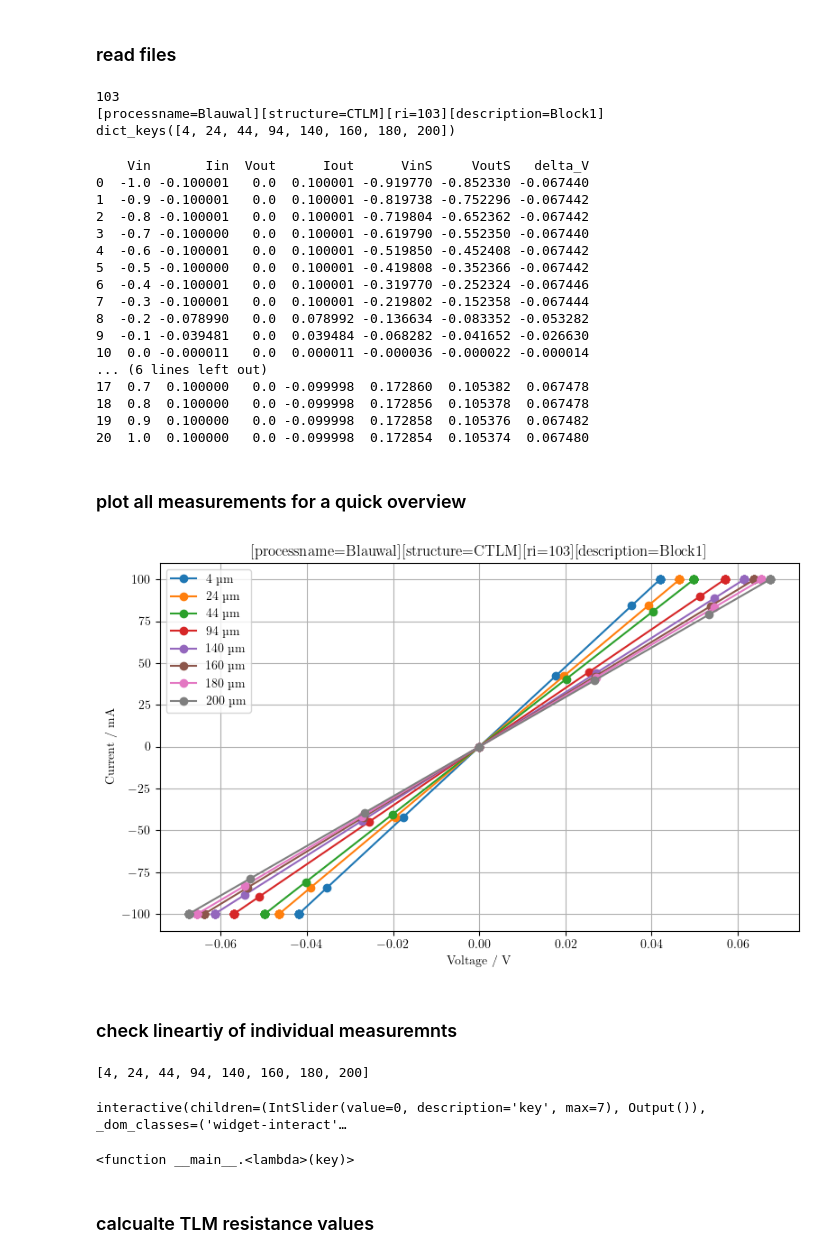
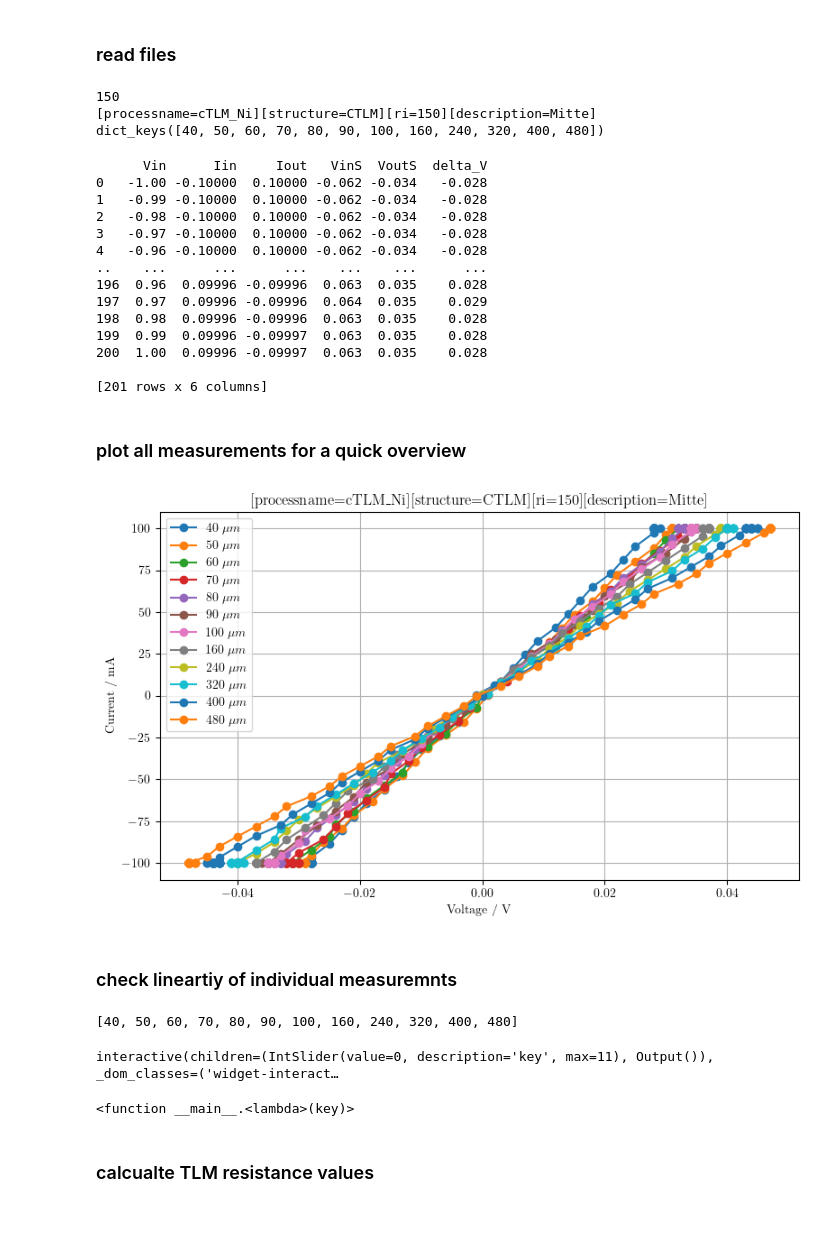
Before and after one commit to XXLutz13/Master_data, a Jupyter notebook: TLM-CTLM/cTLM.ipynb, the cells around one changed output. Saved outputs shown, nothing was run; the diff lists cells and outputs as text; code cells hidden in the pictures; blank space fills up the shorter version.

Commit message:
ctlm

```diff
--- a/TLM-CTLM/cTLM.ipynb
+++ b/TLM-CTLM/cTLM.ipynb
@@ -45,13 +45,13 @@ def clean_inline_data(df):
             # convert unit if needed (mA / uA)
             df[col][index] = float(clean_val) * multiplier
 
+    # convert to float
+    df = df.apply(pd.to_numeric, errors='coerce')
+
     df['delta_V'] = df['VinS'] - df['VoutS']
     return df
 # %%
-# folder_path = r"H:\Seafile\Master\Data\TLM\CTLM Messdaten\[processname=Thum][structure=CTLM][ri=150][description=Mitte_Inline]"
-# folder_path = r"H:\Seafile\Master\Data\TLM\CTLM Messdaten\cTLM_Test_01_after_RTP\[processname=Hager][structure=CTLM][ri=150][description=3-8]"
-# folder_path = r"H:\Seafile\Master\Data\TLM\CTLM Messdaten\[processname=Blauwal][structure=CTLM][ri=77][description=Block2]"
-folder_path = r"H:\Seafile\Master\Data\TLM\CTLM Messdaten\[processname=Blauwal][structure=CTLM][ri=103][description=Block1]"
+folder_path = r"K:\tech_stud\Hager_Lutz\cTLM_Testprozess\IV\cTLM_Ni_final\[processname=cTLM_Ni][structure=CTLM][ri=150][description=Mitte]"
 
 match = re.search(r"\[ri=(\d+)\]", folder_path)
 if match:
@@ -74,7 +74,7 @@ for file in os.listdir(folder_path):
         except Exception as e:
             pass
         try:
-            data = pd.read_csv(os.path.join(folder_path, file), delimiter=r'\s{2,}', skiprows=23, header=1, encoding='ISO-8859-1', engine='python')
+            data = pd.read_csv(os.path.join(folder_path, file), delimiter=r'\s{2,}', skiprows=24, encoding='ISO-8859-1', engine='python')
             data = clean_inline_data(data)
 
             list_of_measurements[int(os.path.splitext(os.path.basename(file))[0])] = data
@@ -85,49 +85,46 @@ list_of_measurements = dict(sorted(list_of_measurements.items()))
 print(list_of_measurements.keys())
 # print(list_of_measurements[480])
 # %% [output]
-103
-[processname=Blauwal][structure=CTLM][ri=103][description=Block1]
-dict_keys([4, 24, 44, 94, 140, 160, 180, 200])
+150
+[processname=cTLM_Ni][structure=CTLM][ri=150][description=Mitte]
+dict_keys([40, 50, 60, 70, 80, 90, 100, 160, 240, 320, 400, 480])
 # %%
-print(list_of_measurements[200])
+print(list_of_measurements[40])
 # %% [output]
-    Vin       Iin  Vout      Iout      VinS     VoutS   delta_V
-0  -1.0 -0.100001   0.0  0.100001 -0.919770 -0.852330 -0.067440
-1  -0.9 -0.100001   0.0  0.100001 -0.819738 -0.752296 -0.067442
-2  -0.8 -0.100001   0.0  0.100001 -0.719804 -0.652362 -0.067442
-3  -0.7 -0.100000   0.0  0.100001 -0.619790 -0.552350 -0.067440
-4  -0.6 -0.100001   0.0  0.100001 -0.519850 -0.452408 -0.067442
-5  -0.5 -0.100000   0.0  0.100001 -0.419808 -0.352366 -0.067442
-6  -0.4 -0.100001   0.0  0.100001 -0.319770 -0.252324 -0.067446
-7  -0.3 -0.100001   0.0  0.100001 -0.219802 -0.152358 -0.067444
-8  -0.2 -0.078990   0.0  0.078992 -0.136634 -0.083352 -0.053282
-9  -0.1 -0.039481   0.0  0.039484 -0.068282 -0.041652 -0.026630
-10  0.0 -0.000011   0.0  0.000011 -0.000036 -0.000022 -0.000014
-... (6 lines left out)
-17  0.7  0.100000   0.0 -0.099998  0.172860  0.105382  0.067478
-18  0.8  0.100000   0.0 -0.099998  0.172856  0.105378  0.067478
-19  0.9  0.100000   0.0 -0.099998  0.172858  0.105376  0.067482
-20  1.0  0.100000   0.0 -0.099998  0.172854  0.105374  0.067480
+      Vin      Iin     Iout   VinS  VoutS  delta_V
+0   -1.00 -0.10000  0.10000 -0.062 -0.034   -0.028
+1   -0.99 -0.10000  0.10000 -0.062 -0.034   -0.028
+2   -0.98 -0.10000  0.10000 -0.062 -0.034   -0.028
+3   -0.97 -0.10000  0.10000 -0.062 -0.034   -0.028
+4   -0.96 -0.10000  0.10000 -0.062 -0.034   -0.028
+..    ...      ...      ...    ...    ...      ...
+196  0.96  0.09996 -0.09996  0.063  0.035    0.028
+197  0.97  0.09996 -0.09996  0.064  0.035    0.029
+198  0.98  0.09996 -0.09996  0.063  0.035    0.028
+199  0.99  0.09996 -0.09997  0.063  0.035    0.028
+200  1.00  0.09996 -0.09997  0.063  0.035    0.028
+
+[201 rows x 6 columns]
 # %% [markdown]
 ### plot all measurements for a quick overview
 # %%
 plt.figure(figsize=(8, 5))
 
 for key in list_of_measurements.keys():
     # plt.plot(list_of_measurements[key]['Vin'], list_of_measurements[key]['Iin']*1000, label=key)
-    plt.plot(list_of_measurements[key]['delta_V'], list_of_measurements[key]['Iin']*1000, 'o-', label=f"{key} µm")
+    plt.plot(list_of_measurements[key]['delta_V'], list_of_measurements[key]['Iin']*1000, 'o-', label=f"{key} $\\mu m$")
 
 plt.xlabel("Voltage / V")
 plt.ylabel("Current / mA")
 # plt.xlim(-0.5, 0.5)
 plt.title(name)
 plt.grid(True)
 plt.legend()
 plt.tight_layout()
 plt.show()
 # plt.savefig(os.path.join(folder_path, 'IV.png'), bbox_inches='tight')
 # %% [output]
-[figure, old version]
+[figure, new version]
 # %%
 def get_lin_fit(x, y):
     slope, intercept = np.polyfit(x, y, 1)
@@ -142,8 +139,8 @@ def plot_IV(key, plot_data):
     print(key)
     plt.figure(figsize=(8, 5))
 
-    plt.plot(plot_data['delta_V'], plot_data['Iin']*1000, label=f"{key} µm")
-    slope, intercept, r_squared = get_lin_fit(list_of_measurements[key]['delta_V'], list_of_measurements[key]['Iin'])
+    plt.plot(plot_data['delta_V'], plot_data['Iin']*1000, 'o-',label=f"{key} µm")
+    slope, intercept, r_squared = get_lin_fit(plot_data['delta_V'], plot_data['Iin'])
     plt.plot(plot_data['delta_V'], (slope * plot_data['delta_V'] + intercept)*1000, 'r--', label=f'linear fit: R² = {r_squared:.3f}')   # *1000 for mA
 
     plt.xlabel("Voltage / V")
@@ -163,8 +160,8 @@ interact(
     key=widgets.IntSlider(min=0, max=len(keys)-1, value=0)
 )
 # %% [output]
-[4, 24, 44, 94, 140, 160, 180, 200]
+[40, 50, 60, 70, 80, 90, 100, 160, 240, 320, 400, 480]
-interactive(children=(IntSlider(value=0, description='key', max=7), Output()), _dom_classes=('widget-interact'…
+interactive(children=(IntSlider(value=0, description='key', max=11), Output()), _dom_classes=('widget-interact…
 <function __main__.<lambda>(key)>
 # %% [markdown]
 ### calcualte TLM resistance values
```
Also changed, not shown: parts of 7 cells of this notebook, 3 other files.
